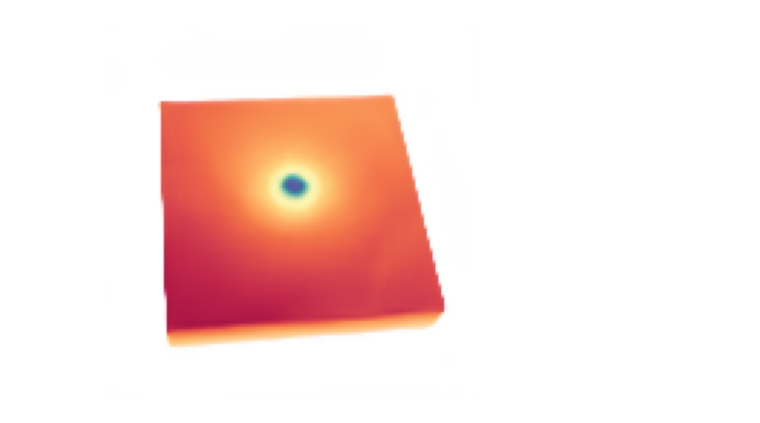
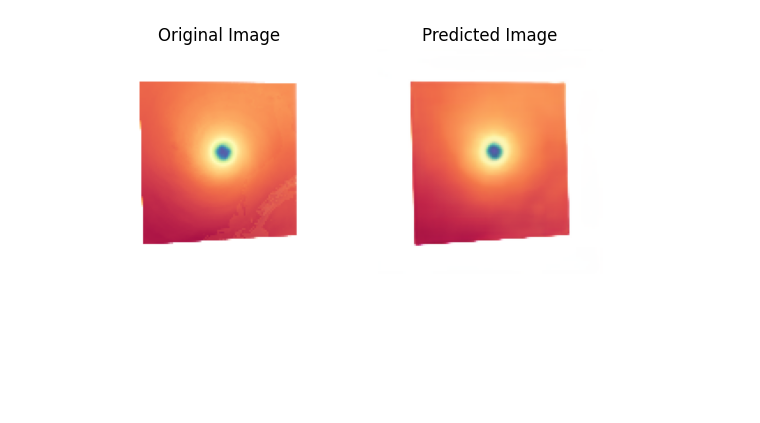
Before and after one commit to cinemascience/pycinema, a Jupyter notebook: examples/demoMLImageGenerator.ipynb, the cells around one changed output. Saved outputs shown, nothing was run; the diff lists cells and outputs as text; code cells hidden in the pictures; blank space fills up the shorter version.

```diff
--- a/examples/demoMLImageGenerator.ipynb
+++ b/examples/demoMLImageGenerator.ipynb
@@ -7,34 +7,42 @@ import pycinema
 #############################
 ## This example demonstrates how we can use CNN-based ML model trained on a set of input
 ## parameters can be used to generate image-based visualizations for unknown input parameters
 ## In this specific example, the model was trained with two view angle (phi and theta) parameters
 #############################
 
 ## Create the instance of the filter
 mlfilter = pycinema.ImageGeneratorCNN()
+315-1721
 
 ## Set input params same as was used during training
 ######################################
 
 ## Input trained model file
 mlfilter.inputs.Model.set('../data/MLModels/Model_MLImageGenerator_Isabel_1500.pth')
 mlfilter.inputs.Device.set('cpu')
 ## Phi,Theta value for which the image will be generated
-mlfilter.inputs.Params.set([[10.0,30.0]])
+mlfilter.inputs.Params.set([[15,0]])
 ## number of input parameter in training set, in this case, 2 (phi and theta)
 mlfilter.inputs.VP.set(2)
 ## Internal parameter for CNN, should be the same as was used during training
 mlfilter.inputs.VPO.set(256)
 ## Internal parameter for CNN, should be the same as was used during training
 mlfilter.inputs.Channel.set(8)
 mlfilter.update()
 
 # # Display Results
 # image_viewer = pycinema.ImageViewer()
 # image_viewer.inputs.images.set( mlfilter.outputs.Images )
 
 import matplotlib.pyplot as plt
-plt.axis('off')
-plt.imshow(mlfilter.outputs.Images.get()[0].channels['rgba']);
+import matplotlib.image as mpimg
+
+f, axarr = plt.subplots(1,2);
+axarr[0].imshow(mpimg.imread('predictedImages/15_0.png'));
+axarr[1].imshow(mlfilter.outputs.Images.get()[0].channels['rgba']);
+axarr[0].axis('off');
+axarr[1].axis('off');
+axarr[0].title.set_text('Original Image');
+axarr[1].title.set_text('Predicted Image');
 # %% [output]
-[figure, old version]
+[figure, new version]
```
Also changed, not shown: 6 other files.
